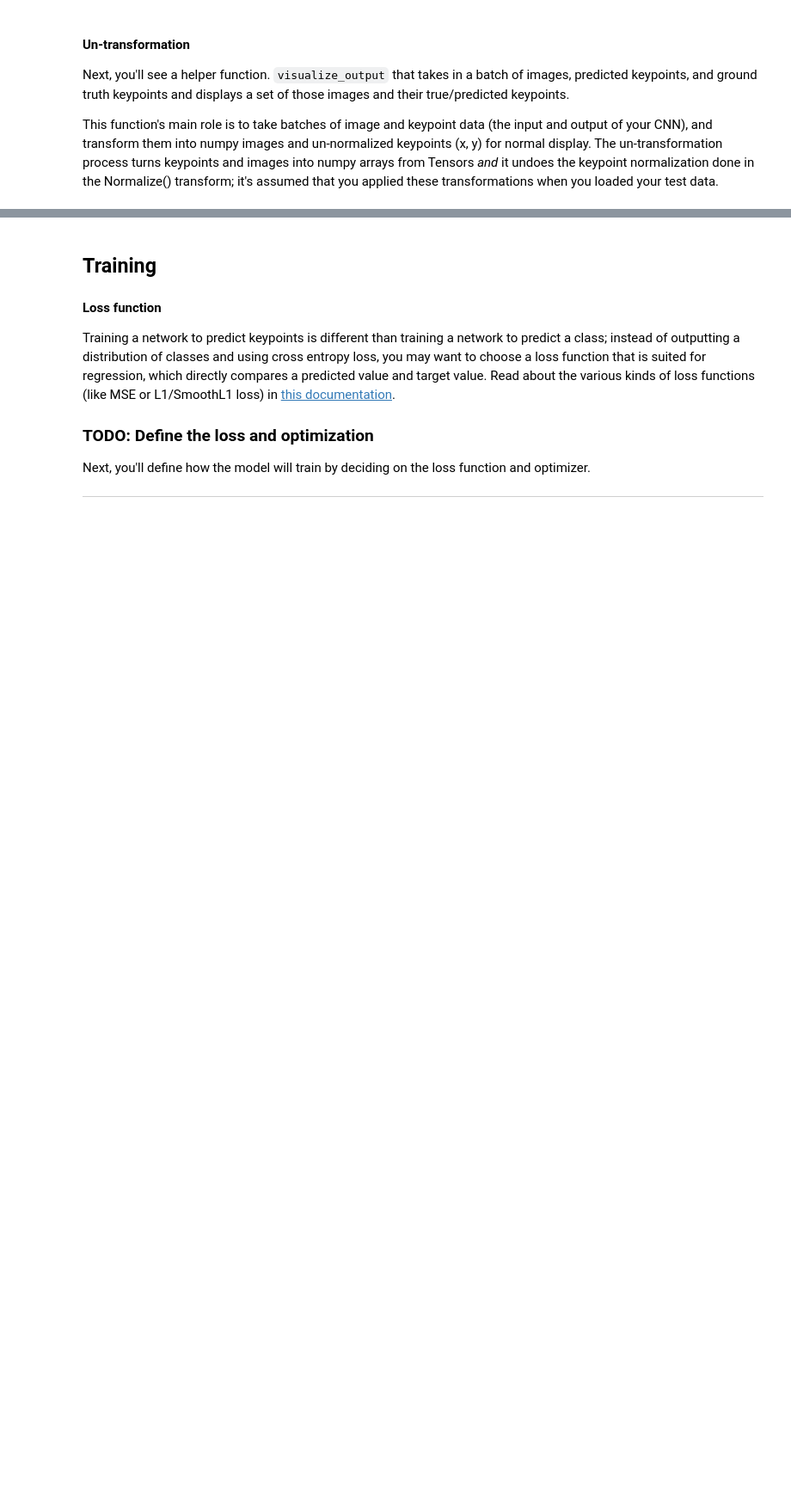
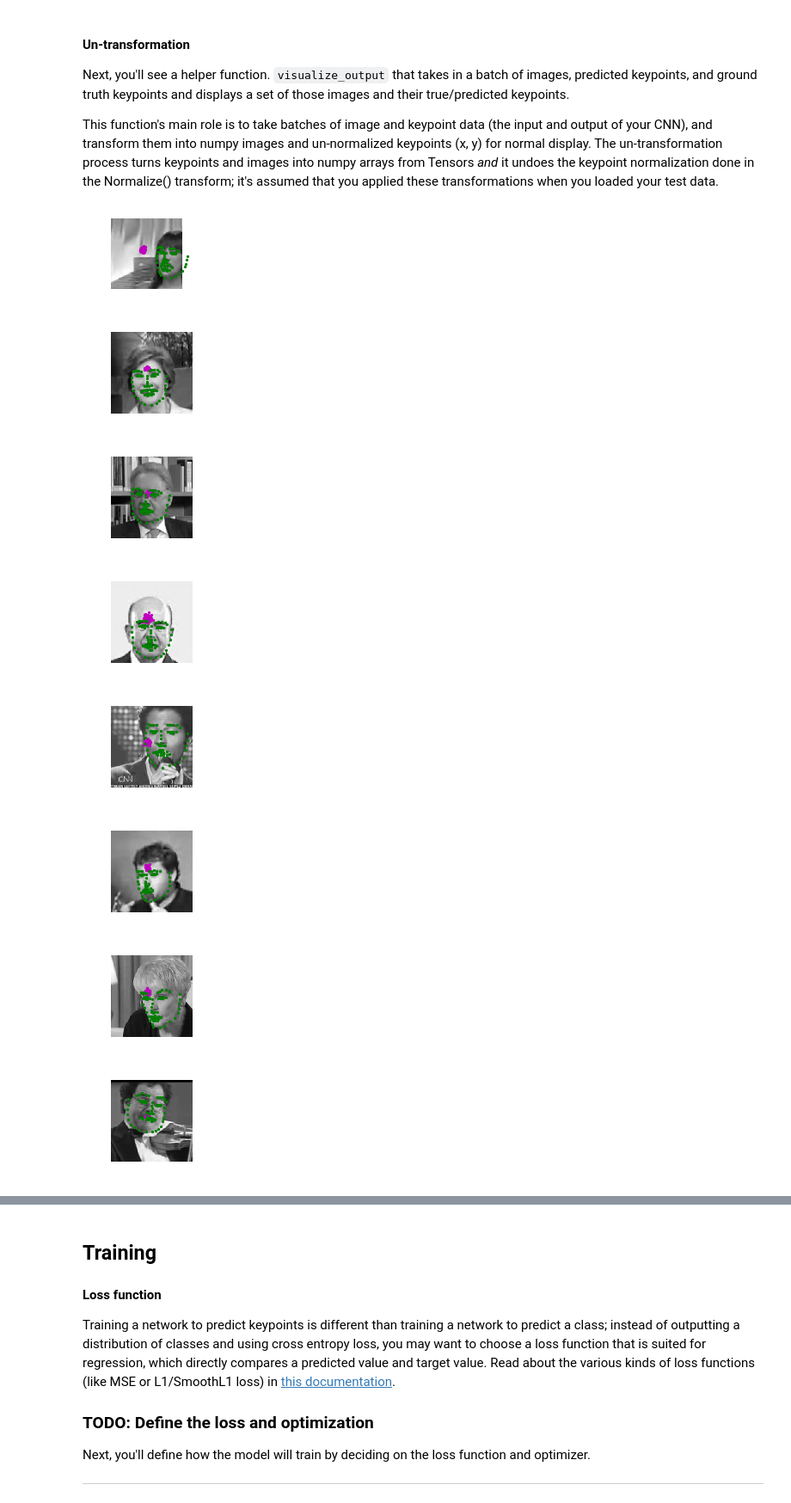
Before and after one commit to vishalmahulkar/Facial-Keypoint-Detection, a Jupyter notebook: 2. Define the Network Architecture.ipynb, the cells around one changed output, grey strips where cells are left out. Shown at 86% size. Saved outputs shown, nothing was run; the diff lists cells and outputs as text; code cells hidden in the pictures; blank space fills up the shorter version.

```diff
--- a/2. Define the Network Architecture.ipynb
+++ b/2. Define the Network Architecture.ipynb
@@ -220,7 +222,7 @@ test_dataset = FacialKeypointsDataset(csv_file='/data/test_frames_keypoints.csv'
                                              transform=data_transform)
 # %%
 # load test data in batches
-batch_size = 10
+batch_size = 16
 
 test_loader = DataLoader(test_dataset,
                           batch_size=batch_size,
@@ -249,7 +251,7 @@ def net_sample_output():
         key_pts = sample['keypoints']
 
         # convert images to FloatTensors
-        images = images.type(torch.FloatTensor)
+        images = images.type(torch.cuda.FloatTensor)
 
         # forward pass to get net output
         output_pts = net(images)
@@ -301,32 +308,41 @@ This function's main role is to take batches of image and keypoint data (the inp
 def visualize_output(test_images, test_outputs, gt_pts=None, batch_size=10):
 
     for i in range(batch_size):
         plt.figure(figsize=(20,10))
         ax = plt.subplot(1, batch_size, i+1)
 
         # un-transform the image data
         image = test_images[i].data   # get the image from it's Variable wrapper
-        image = image.numpy()   # convert to numpy array from a Tensor
+        image = image.cuda().detach().cpu().clone().numpy()   # convert to numpy array from a Tensor
         image = np.transpose(image, (1, 2, 0))   # transpose to go from torch to numpy image
 
         # un-transform the predicted key_pts data
         predicted_key_pts = test_outputs[i].data
-        predicted_key_pts = predicted_key_pts.numpy()
+        predicted_key_pts = predicted_key_pts.cuda().detach().cpu().clone().numpy()
         # undo normalization of keypoints
         predicted_key_pts = predicted_key_pts*50.0+100
 
         # plot ground truth points for comparison, if they exist
         ground_truth_pts = None
         if gt_pts is not None:
             ground_truth_pts = gt_pts[i]
             ground_truth_pts = ground_truth_pts*50.0+100
 
         # call show_all_keypoints
         show_all_keypoints(np.squeeze(image), predicted_key_pts, ground_truth_pts)
 
         plt.axis('off')
 
     plt.show()
 
 # call it
 visualize_output(test_images, test_outputs, gt_pts)
+# %% [output]
+[figure, added]
+[figure, added]
+[figure, added]
+[figure, added]
+[figure, added]
+[figure, added]
+[figure, added]
+[figure, added]
```
Also changed, not shown: parts of 8 cells of this notebook, 1 other file.
